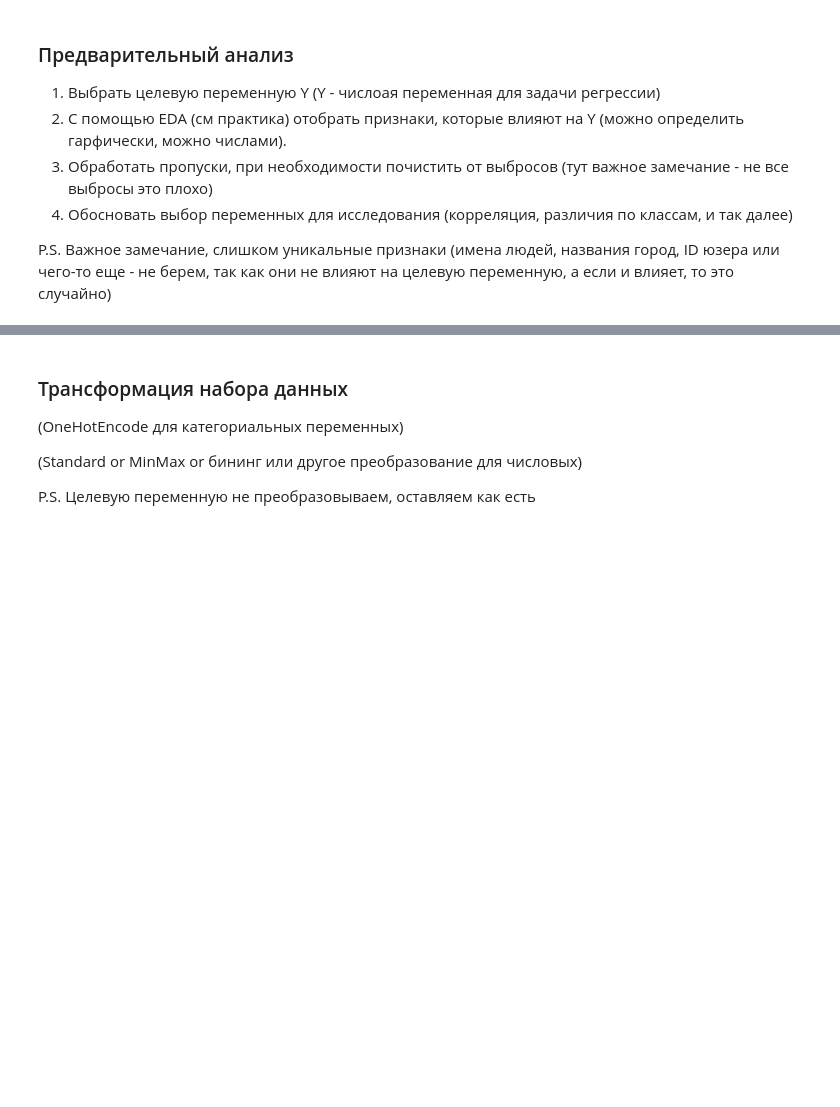
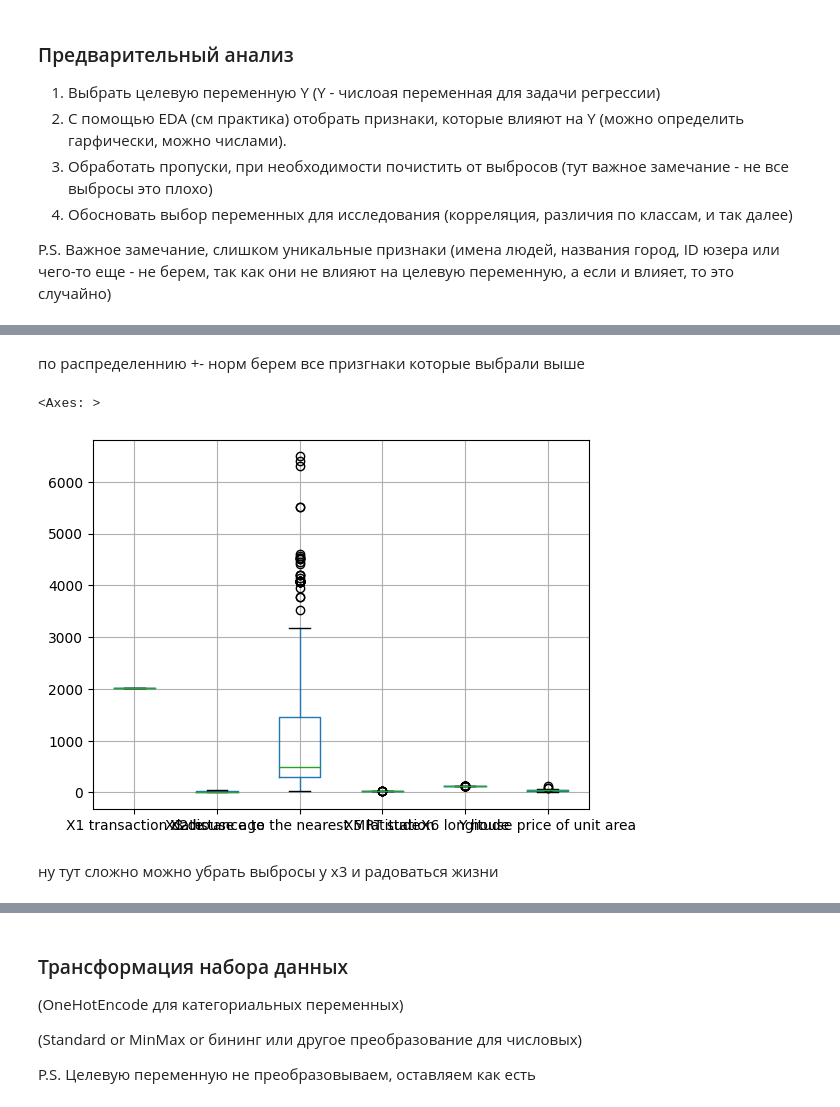
Before and after one commit to fardsnog2/ML_vvsu, a Jupyter notebook: lab5/Задание_5.ipynb, the cells around one changed output, grey strips where cells are left out. Cells and saved outputs as stored; diff of their text form; code cells hidden in the pictures; blank space fills up the shorter version.

```diff
--- a/lab5/Задание_5.ipynb
+++ b/lab5/Задание_5.ipynb
@@ -76,0 +116,9 @@ P.S. Важное замечание, слишком уникальные при
+# %% [markdown]
+по распределеннию +- норм берем все призгнаки которые выбрали выше
+# %%
+df.boxplot()
+# %% [output]
+<Axes: >
+[figure, added]
+# %% [markdown]
+ну тут сложно можно убрать выбросы у х3 и радоваться жизни
```
Also changed, not shown: parts of 27 cells of this notebook.
